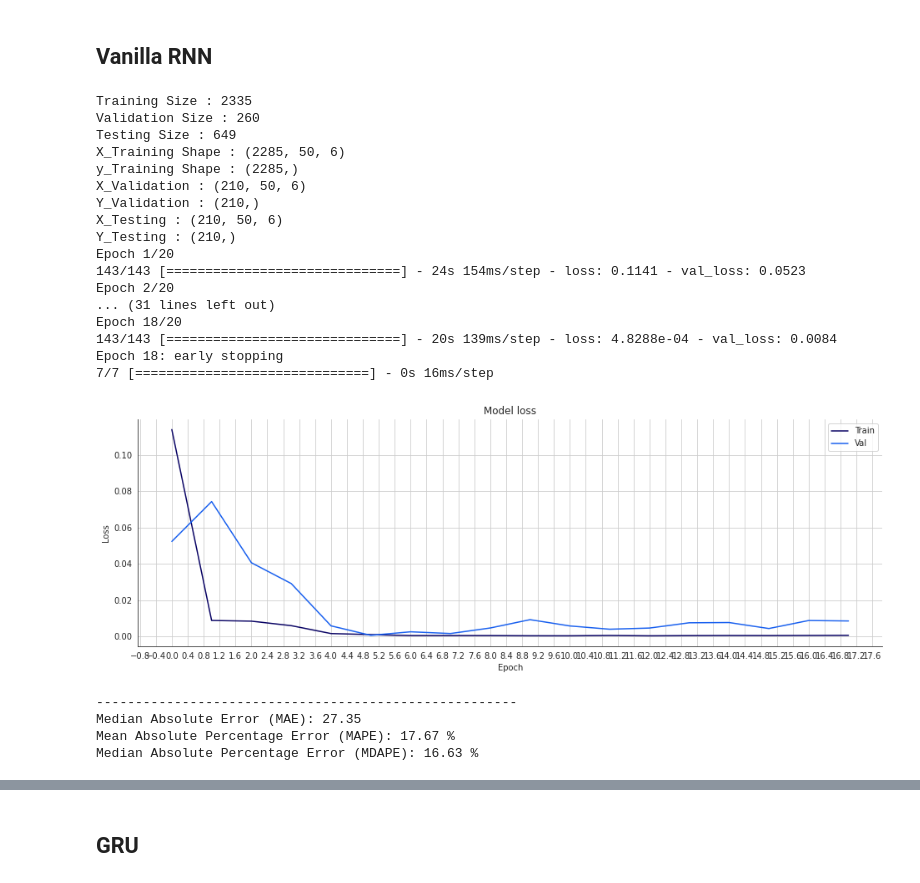
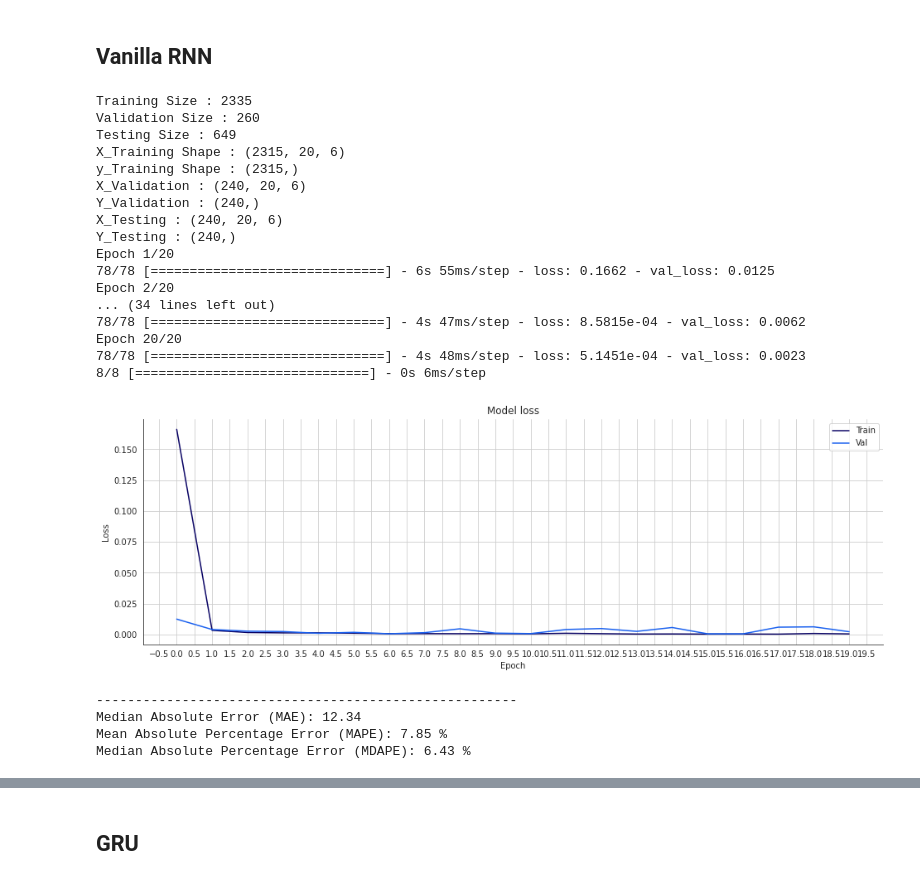
Before and after one commit to Anomaly1702/Ass3_Rnn, a Jupyter notebook: ASS3_RNN.ipynb, the cells around one changed output, grey strips where cells are left out. Saved outputs shown, nothing was run; the diff lists cells and outputs as text; code cells hidden in the pictures.

```diff
--- a/ASS3_RNN.ipynb
+++ b/ASS3_RNN.ipynb
@@ -347,29 +259,0 @@ class LSTM_cls(Basenet):
-# %%
-optimizer = 'adam'
-lr=0.1
-batch_size = 16
-epochs = 20
-index_Close = 3
-sequence_length = 50
-
-lstm = LSTM_cls(index_Close,sequence_length)
-data_scaled,scaler_pred,df_Close,scaler = lstm.pre_processdata(filtered_df)
-x_train,y_train,x_val,y_val,x_test,y_test = lstm.split_data(data_scaled,.2)
-lstm_model = lstm.LSTM_model_same(x_train,optimizer,lr)
-history,y_pred_scaled,y_pred,y_val_unscaled = lstm.train(lstm_model,epochs,x_train,y_train,x_val,y_val,scaler_pred,batch_size)
-
-# Plot training & validation loss values
-lstm.plot_Loss (history)
-
-print("------------------------------------------------------")
-# Mean Absolute Error (MAE)
-MAE = mean_absolute_error(y_val_unscaled, y_pred)
-print(f'Median Absolute Error (MAE): {np.round(MAE, 2)}')
-
-# Mean Absolute Percentage Error (MAPE)
-MAPE = np.mean((np.abs(np.subtract(y_val_unscaled, y_pred)/ y_val_unscaled))) * 100
-print(f'Mean Absolute Percentage Error (MAPE): {np.round(MAPE, 2)} %')
-
-# Median Absolute Percentage Error (MDAPE)
-MDAPE = np.median((np.abs(np.subtract(y_val_unscaled, y_pred)/ y_val_unscaled)) ) * 100
-print(f'Median Absolute Percentage Error (MDAPE): {np.round(MDAPE, 2)} %')
@@ -585,57 +319,57 @@ class V_RNN_cls(Basenet):
       return regressor
 # %%
 optimizer = 'adam'
-lr=0.1
-batch_size = 16
+lr=0.001
+batch_size = 30
 epochs = 20
 index_Close = 3
-sequence_length = 50
+sequence_length = 20
 
 vrnn = V_RNN_cls(index_Close,sequence_length)
 data_scaled,scaler_pred,df_Close,scaler = vrnn.pre_processdata(filtered_df)
 x_train,y_train,x_val,y_val,x_test,y_test = vrnn.split_data(data_scaled,.2)
 
-vrnn_model = vrnn.VRNN_model_same(x_train,optimizer,lr)
+vrnn_model = vrnn.VRNN_model(x_train,optimizer,lr)
 history,y_pred_scaled,y_pred,y_val_unscaled = vrnn.train(vrnn_model,epochs,x_train,y_train,x_val,y_val,scaler_pred,batch_size)
 
 # Plot training & validation loss values
 vrnn.plot_Loss (history)
 
 print("------------------------------------------------------")
 # Mean Absolute Error (MAE)
 MAE = mean_absolute_error(y_val_unscaled, y_pred)
 print(f'Median Absolute Error (MAE): {np.round(MAE, 2)}')
 
 # Mean Absolute Percentage Error (MAPE)
 MAPE = np.mean((np.abs(np.subtract(y_val_unscaled, y_pred)/ y_val_unscaled))) * 100
 print(f'Mean Absolute Percentage Error (MAPE): {np.round(MAPE, 2)} %')
 
 # Median Absolute Percentage Error (MDAPE)
 MDAPE = np.median((np.abs(np.subtract(y_val_unscaled, y_pred)/ y_val_unscaled)) ) * 100
 print(f'Median Absolute Percentage Error (MDAPE): {np.round(MDAPE, 2)} %')
 # %% [output]
 Training Size : 2335
 Validation Size : 260
 Testing Size : 649
-X_Training Shape : (2285, 50, 6)
-y_Training Shape : (2285,)
-X_Validation : (210, 50, 6)
-Y_Validation : (210,)
-X_Testing : (210, 50, 6)
-Y_Testing : (210,)
+X_Training Shape : (2315, 20, 6)
+y_Training Shape : (2315,)
+X_Validation : (240, 20, 6)
+Y_Validation : (240,)
+X_Testing : (240, 20, 6)
+Y_Testing : (240,)
 Epoch 1/20
-143/143 [==============================] - 24s 154ms/step - loss: 0.1141 - val_loss: 0.0523
+78/78 [==============================] - 6s 55ms/step - loss: 0.1662 - val_loss: 0.0125
 Epoch 2/20
-... (31 lines left out)
-Epoch 18/20
-143/143 [==============================] - 20s 139ms/step - loss: 4.8288e-04 - val_loss: 0.0084
-Epoch 18: early stopping
-7/7 [==============================] - 0s 16ms/step
+... (34 lines left out)
+78/78 [==============================] - 4s 47ms/step - loss: 8.5815e-04 - val_loss: 0.0062
+Epoch 20/20
+78/78 [==============================] - 4s 48ms/step - loss: 5.1451e-04 - val_loss: 0.0023
+8/8 [==============================] - 0s 6ms/step
-[figure, old version]
+[figure, new version]
 ------------------------------------------------------
-Median Absolute Error (MAE): 27.35
-Mean Absolute Percentage Error (MAPE): 17.67 %
-Median Absolute Percentage Error (MDAPE): 16.63 %
+Median Absolute Error (MAE): 12.34
+Mean Absolute Percentage Error (MAPE): 7.85 %
+Median Absolute Percentage Error (MDAPE): 6.43 %
 # %%
 # The date from which on the date is displayed
 display_start_date = start_d
```
Also changed, not shown: parts of 26 cells of this notebook.
